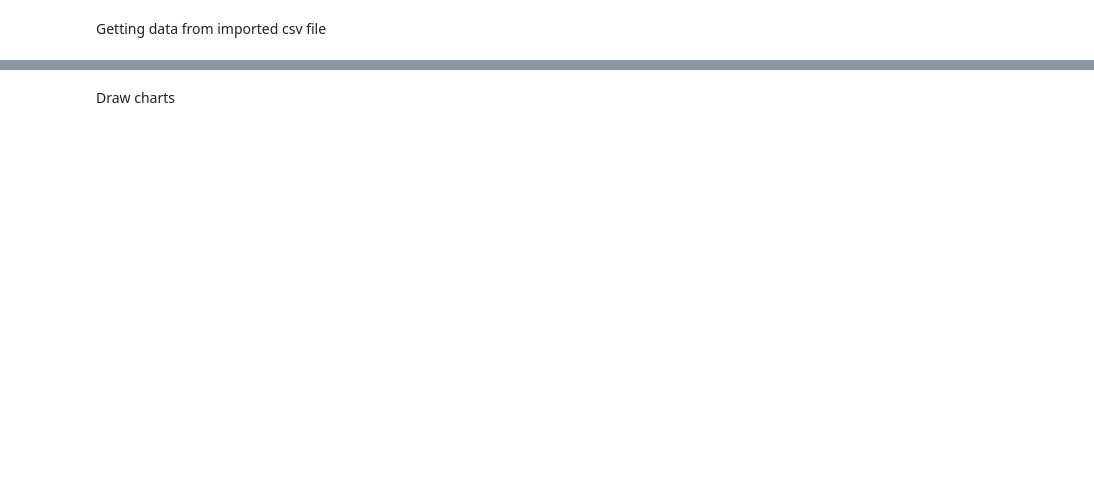
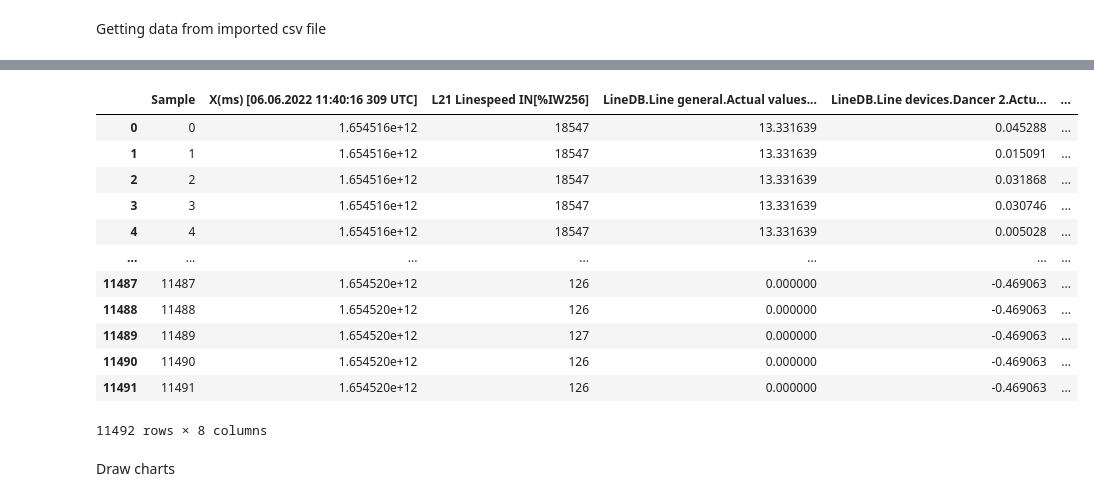
Before and after one commit to andresvosa/testNotebooks, a Jupyter notebook: tia_trace_analysis.ipynb, the cells around one changed output, grey strips where cells are left out. Drawn from its saved outputs; the diff is of its cells as text; code cells hidden in the pictures; blank space fills up the shorter version.

```diff
--- a/tia_trace_analysis.ipynb
+++ b/tia_trace_analysis.ipynb
@@ -61,3 +9,20 @@ for cnt, ele in enumerate(year_rows):
+# %%
+trace_data = pd.read_csv('/content/TraceSpeedError_03.csv', sep=',', decimal='.')
+trace_data
+# %% [output]
+|  | Sample | X(ms) [06.06.2022 11:40:16 309 UTC] | L21 Linespeed IN[%IW256] | LineDB.Line general.Actual values... | LineDB.Line devices.Dancer 2.Actu... | ... |
+| 0 | 0 | 1.654516e+12 | 18547 | 13.331639 | 0.045288 | ... |
+| 1 | 1 | 1.654516e+12 | 18547 | 13.331639 | 0.015091 | ... |
+| 2 | 2 | 1.654516e+12 | 18547 | 13.331639 | 0.031868 | ... |
+| 3 | 3 | 1.654516e+12 | 18547 | 13.331639 | 0.030746 | ... |
+| 4 | 4 | 1.654516e+12 | 18547 | 13.331639 | 0.005028 | ... |
+| ... | ... | ... | ... | ... | ... | ... |
+| 11487 | 11487 | 1.654520e+12 | 126 | 0.000000 | -0.469063 | ... |
+| 11488 | 11488 | 1.654520e+12 | 126 | 0.000000 | -0.469063 | ... |
+| 11489 | 11489 | 1.654520e+12 | 127 | 0.000000 | -0.469063 | ... |
+| 11490 | 11490 | 1.654520e+12 | 126 | 0.000000 | -0.469063 | ... |
+| 11491 | 11491 | 1.654520e+12 | 126 | 0.000000 | -0.469063 | ... |
+11492 rows × 8 columns
 # %% [markdown]
 Draw charts
 # %%
```
Also changed, not shown: parts of 2 cells of this notebook.
